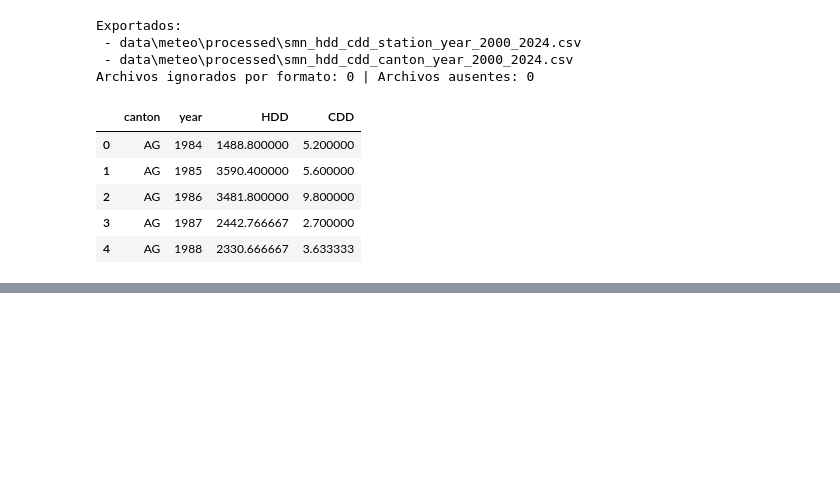
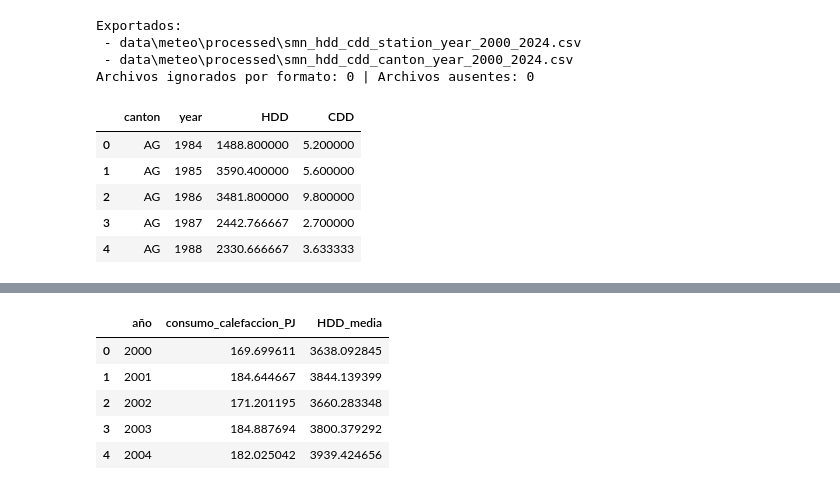
Before and after one commit to franchi2412/visualizaciones-practica, a Jupyter notebook: practica.ipynb, the cells around one changed output, grey strips where cells are left out. Saved outputs shown, nothing was run; the diff lists cells and outputs as text; code cells hidden in the pictures; blank space fills up the shorter version.

```diff
--- a/practica.ipynb
+++ b/practica.ipynb
@@ -884,0 +982,47 @@ Archivos ignorados por formato: 0 | Archivos ausentes: 0
+# %%
+
+# --- 1) Cargar calefacción (Tabla 8) ---
+df_energy = pd.read_csv(
+    "data/energy/processed/tabelle8_residential_energy_by_use_2000_2024.csv"
+)
+
+df_heat = (
+    df_energy[df_energy["end_use_es"] == "Calefacción de espacios"]
+    .rename(columns={
+        "year": "año",
+        "consumption_PJ": "consumo_calefaccion_PJ"
+    })
+    [["año", "consumo_calefaccion_PJ"]]
+)
+
+# --- 2) Cargar HDD ---
+df_hdd = pd.read_csv(
+    "data/meteo/smn_hdd_cdd_canton_year_2000_2024.csv"
+)
+
+df_hdd_nat = (
+    df_hdd.groupby("year", as_index=False)["HDD_mean"]
+    .mean()
+    .rename(columns={
+        "year": "año",
+        "HDD_mean": "HDD_media"
+    })
+)
+
+# --- 3) Unir ---
+df_viz2 = pd.merge(df_heat, df_hdd_nat, on="año")
+
+# --- 4) Guardar ---
+df_viz2.to_csv(
+    "data/energy/processed/viz2_heating_vs_hdd_2000_2024.csv",
+    index=False
+)
+
+df_viz2.head()
+# %% [output]
+|  | año | consumo_calefaccion_PJ | HDD_media |
+| 0 | 2000 | 169.699611 | 3638.092845 |
+| 1 | 2001 | 184.644667 | 3844.139399 |
+| 2 | 2002 | 171.201195 | 3660.283348 |
+| 3 | 2003 | 184.887694 | 3800.379292 |
+| 4 | 2004 | 182.025042 | 3939.424656 |
```
Also changed, not shown: parts of 33 cells of this notebook, 10 other files.
